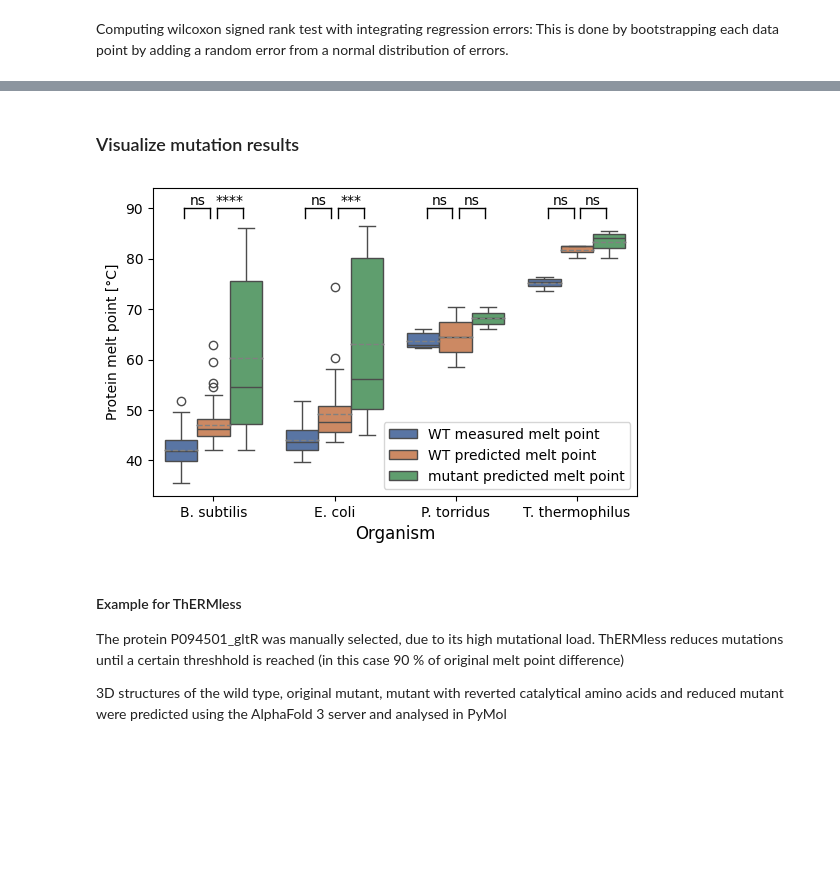
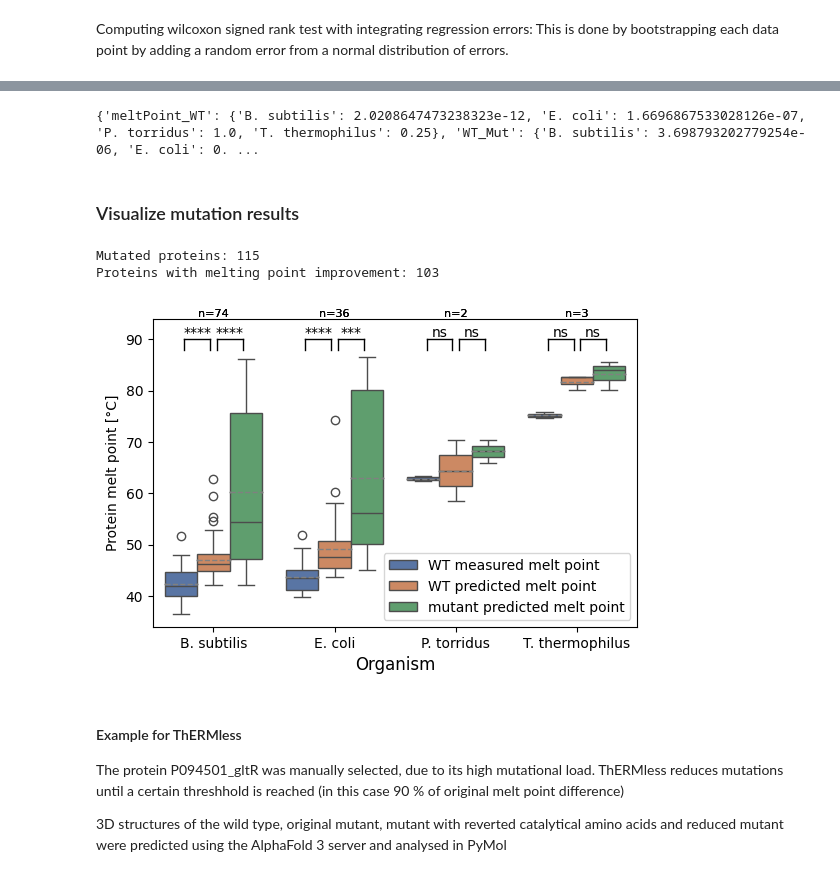
Before and after one commit to datascience-mobi-2024/topic04_02, a Jupyter notebook: Mutation_results_essential_proteins.ipynb, the cells around one changed output, grey strips where cells are left out. Saved outputs shown, nothing was run; the diff lists cells and outputs as text; code cells hidden in the pictures; blank space fills up the shorter version.

```diff
--- a/Mutation_results_essential_proteins.ipynb
+++ b/Mutation_results_essential_proteins.ipynb
@@ -179,16 +203,16 @@ dtype: object
 # %%
 p_values = {
     'meltPoint_WT': {
-        'B. subtilis': 424.462,
-        'E. coli': 96.847,
-        'P. torridus': 0.496,
-        'T. thermophilus': 1.491
+        'B. subtilis': pval_melt_WT[0][1],
+        'E. coli': pval_melt_WT[1][1],
+        'P. torridus': pval_melt_WT[2][1],
+        'T. thermophilus': pval_melt_WT[3][1]
     },
     'WT_Mut': {
-        'B. subtilis': 3.5420199026067336e-06,
-        'E. coli': 0.0009180441055214033,
-        'P. torridus': 0.748,
-        'T. thermophilus': 0.62725
+        'B. subtilis': pval_mut_WT[0][1],
+        'E. coli': pval_mut_WT[1][1],
+        'P. torridus': pval_mut_WT[2][1],
+        'T. thermophilus': pval_mut_WT[3][1]
     }
 }
 
@@ -203,3 +227,7 @@ def p_to_asterisks(p):
         return '*'
     else:
         return 'ns'
+
+for key in p_values:
+    for key2 in p_values[key]:
+        print(f'{key} for {key2}: {p_values[key][key2]:.4f} ({p_to_asterisks(p_values[key][key2])})')
@@ -206,5 +243,16 @@ def p_to_asterisks(p):
+# %%
+print(p_values)
+# %% [output]
+{'meltPoint_WT': {'B. subtilis': 2.0208647473238323e-12, 'E. coli': 1.6696867533028126e-07, 'P. torridus': 1.0, 'T. thermophilus': 0.25}, 'WT_Mut': {'B. subtilis': 3.698793202779254e-06, 'E. coli': 0. ...
 # %% [markdown]
 ### Visualize mutation results
+# %%
+Ess_prot_merged = Ess_prot_merged.dropna(subset=['meltPoint_x', 'WT_prediction', 'Mut_prediction']).reset_index(drop=True)
+print(f'Mutated proteins: {len(Ess_prot_merged)}')
+print(f'Proteins with melting point improvement: {len(Ess_prot_merged[Ess_prot_merged["Temp_diff"] > 0])}')
+# %% [output]
+Mutated proteins: 115
+Proteins with melting point improvement: 103
 # %%
 import seaborn as sns
 import matplotlib.pyplot as plt
@@ -235,34 +283,46 @@ width = 0.8
 spacing = width / n_hues
 
 
 ax = plt.gca()
 y_min, y_max = ax.get_ylim()
 y_max +=5
 plt.ylim(y_min, y_max)
 
+sample_size = long_df.groupby(['Organism', 'Prediction_Type'])['Temp_Value'].size().unstack()
+# Annotate with sample size
+ax = plt.gca()
+for i, row in sample_size.iterrows():  # Iterate through each organism
+    for col, value in row.items():  # Iterate through prediction type within organism
+        if not pd.isna(value):  # Check for missing values
+            x_pos = i  # X position based on organism index
+            #y_pos = ax.get_position().y1  # Get bottom of the plot for annotation placement
+            y_pos = y_max - 20
+            ax.text(x_pos, y_pos+20, f"n={int(value)}", ha='center', va='bottom', fontsize=8)
+
 for i, org in enumerate(new_label):
     for j, hue in enumerate(hue_order):
         key = f'{hue_order[j-1].split('_')[0]}_{hue.split('_')[0]}'
         if key in p_values.keys():
             p = p_values[key][org]
             p_asterisks = p_to_asterisks(p)
             x = i + j * spacing - width / 2
             y = y_max - 4
             line = mlines.Line2D([x-spacing/2.5,x+spacing/2.5],[y,y], color='black', linestyle='-', linewidth=1)
             line_v1 = mlines.Line2D([x-spacing/2.5,x-spacing/2.5], [y-2, y], color='black', linestyle='-', linewidth=1)
             line_v2 = mlines.Line2D([x+spacing/2.5,x+spacing/2.5], [y-2, y], color='black', linestyle='-', linewidth=1)
 
+
             plt.gca().add_line(line)
             plt.gca().add_line(line_v1)
             plt.gca().add_line(line_v2)
             plt.text(x, y, p_asterisks, ha='center', va='bottom', fontsize=10)
 
 os.chdir('./data')
 plt.savefig('essential_proteins_boxplot.svg', format='svg')
 os.chdir('../')
 plt.show()
 # %% [output]
-[figure, old version]
+[figure, new version]
 # %% [markdown]
 #### Example for ThERMless
 The protein P094501_gltR was manually selected, due to its high mutational load.
```
Also changed, not shown: parts of 6 cells of this notebook, 1 other file.
